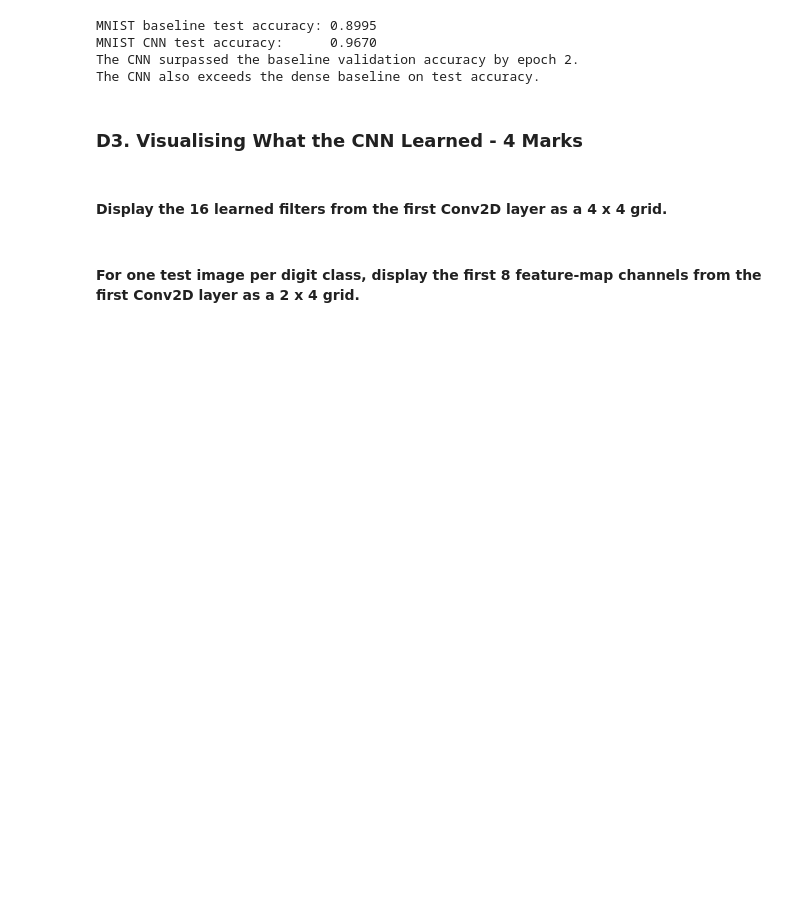
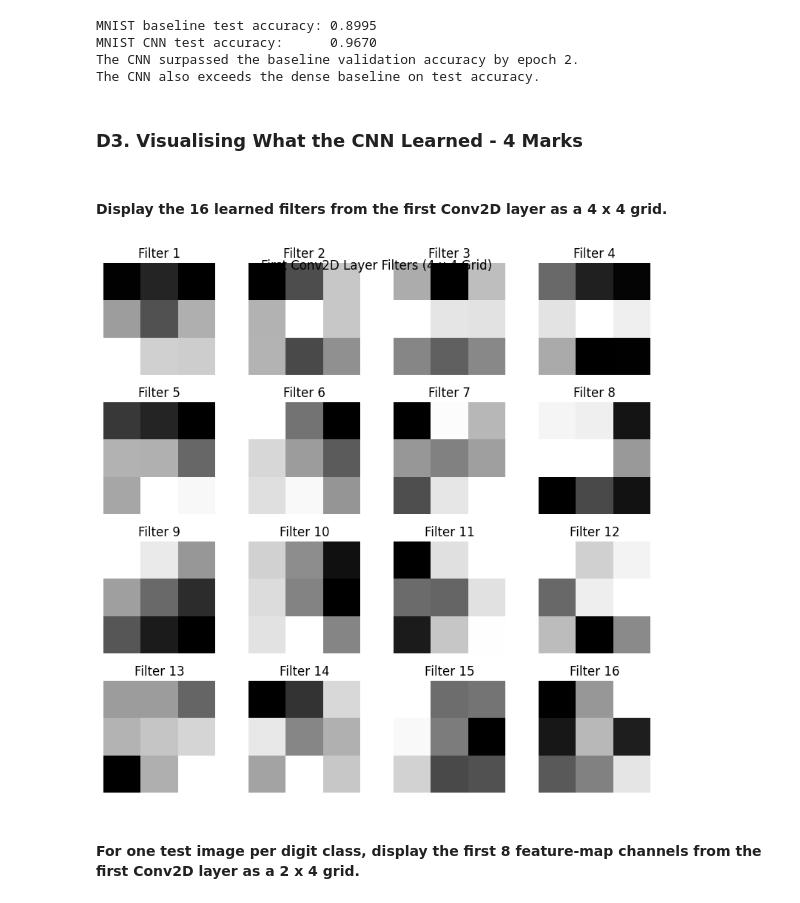
Before and after one commit to fatima-1206/DM-Heart-Disease-Prediction-System, a Jupyter notebook: notebooks/i232616_DM_ASST04.ipynb, the cells around one changed output. Cells and saved outputs as stored; diff of their text form; code cells hidden in the pictures; blank space fills up the shorter version.

```diff
--- a/notebooks/i232616_DM_ASST04.ipynb
+++ b/notebooks/i232616_DM_ASST04.ipynb
@@ -2293,5 +2293,24 @@ The CNN also exceeds the dense baseline on test accuracy.
 ### D3. Visualising What the CNN Learned - 4 Marks
 # %% [markdown]
 #### Display the 16 learned filters from the first Conv2D layer as a 4 x 4 grid.
+# %%
+first_conv_layer = mnist_cnn_model.get_layer('conv1')
+first_conv_weights, first_conv_bias = first_conv_layer.get_weights()
+
+fig, axes = plt.subplots(4, 4, figsize=(8, 8))
+for filter_index, axis in enumerate(axes.flat):
+    kernel = first_conv_weights[:, :, 0, filter_index]
+    kernel_min = kernel.min()
+    kernel_max = kernel.max()
+    normalized_kernel = (kernel - kernel_min) / (kernel_max - kernel_min + 1e-8)
+    axis.imshow(normalized_kernel, cmap='gray')
+    axis.set_title(f'Filter {filter_index + 1}')
+    axis.axis('off')
+
+plt.suptitle('First Conv2D Layer Filters (4 x 4 Grid)', y=0.92)
+plt.tight_layout()
+plt.show()
+# %% [output]
+[figure, added]
 # %% [markdown]
 #### For one test image per digit class, display the first 8 feature-map channels from the first Conv2D layer as a 2 x 4 grid.
```
Also changed, not shown: parts of 3 cells of this notebook.
